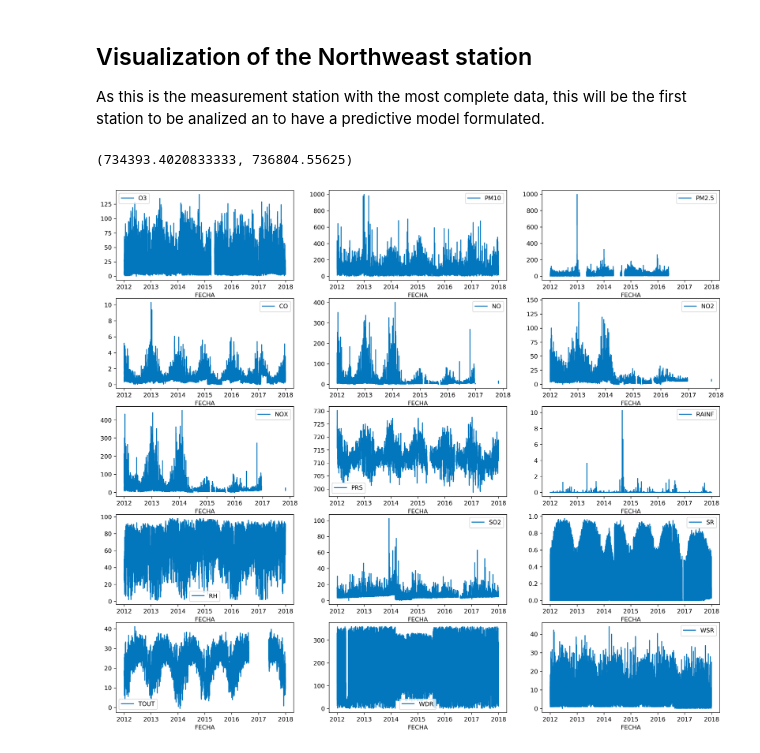
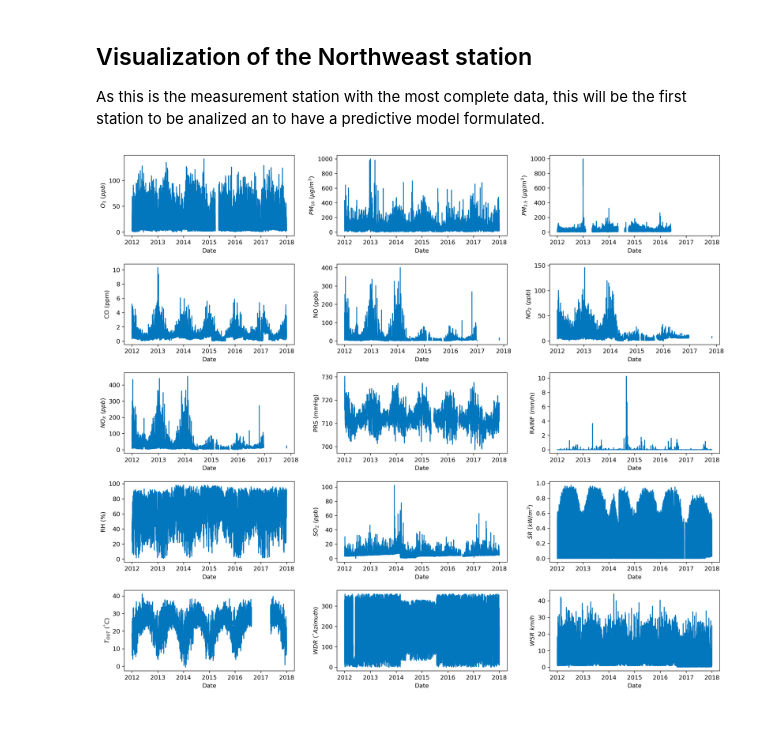
Before and after one commit to gucoloradoc/AQF, a Jupyter notebook: notebooks/exploratory_data_analysis.ipynb, the cells around one changed output. Drawn from its saved outputs; the diff is of its cells as text; code cells hidden in the pictures; blank space fills up the shorter version.

```diff
--- a/notebooks/exploratory_data_analysis.ipynb
+++ b/notebooks/exploratory_data_analysis.ipynb
@@ -71,23 +71,41 @@ As this is the measurement station with the most complete data, this will be the
 # %%
 matplotlib.rcParams['text.usetex'] = False
 fig, axs=plt.subplots(5,3,figsize=(18,16), dpi=300)
 #fig.suptitle('Northwest Station')
 #axs=raw_data['NOROESTE'].plot(subplots=True, layout=(5,3),figsize=(18,16))
-raw_data['NOROESTE'][['O3',
- 'PM10',
- 'PM2.5','CO',
- 'NO',
- 'NO2',
- 'NOX',
- 'PRS',
- 'RAINF',
- 'RH',
- 'SO2',
- 'SR',
- 'TOUT',
- 'WDR',
- 'WSR']].plot(subplots=True,figsize=(18,16),ax=axs, color='#0277BD')
+raw_data['NOROESTE'][['O3','PM10','PM2.5','CO','NO','NO2','NOX','PRS','RAINF','RH','SO2','SR','TOUT','WDR','WSR']].plot(subplots=True,figsize=(18,16),ax=axs, color='#0277BD')
+
 axs[0][2].set_xlim(axs[2][1].get_xlim())
+
+fig.subplots_adjust(wspace=0.25,hspace=0.35)
+matplotlib.rcParams['text.usetex'] = True
+
+figs_labels=['$O_3\ (ppb)$',
+ '$PM_{10}\ (\mu g/m^3)$',
+ '$PM_{2.5}\ (\mu g/m^3)$','CO (ppm)',
+ 'NO (ppb)',
+ '$NO_2\ (ppb)$',
+ '$NO_X\ (ppb)$',
+ 'PRS (mmHg)',
+ 'RAINF (mm/h)',
+ 'RH (%)',
+ '$SO_2\ (ppb)$',
+ '$SR\ (kW/m^2)$',
+ '$T_{OUT}\ (^{\degree}C)$',
+ '$WDR\ (^{\degree} Azimuth)$',
+ '$WSR\ km/h$']
+c=0
+for item in axs:
+    for grph in item:
+        grph.get_xlim()
+        try:
+            grph.get_legend().remove()
+        except:
+            pass
+        grph.set_xlabel('Date')
+        grph.set_ylabel(figs_labels[c])
+        c+=1
+matplotlib.rcParams['text.usetex'] = False
+fig.savefig(os.path.join(figures_path,'raw_input_data_noroeste.eps'), format='eps')
 # %% [output]
-(734393.4020833333, 736804.55625)
-[figure, old version]
+[figure, new version]
```
Also changed, not shown: parts of 1 cell of this notebook, 7 other files.
